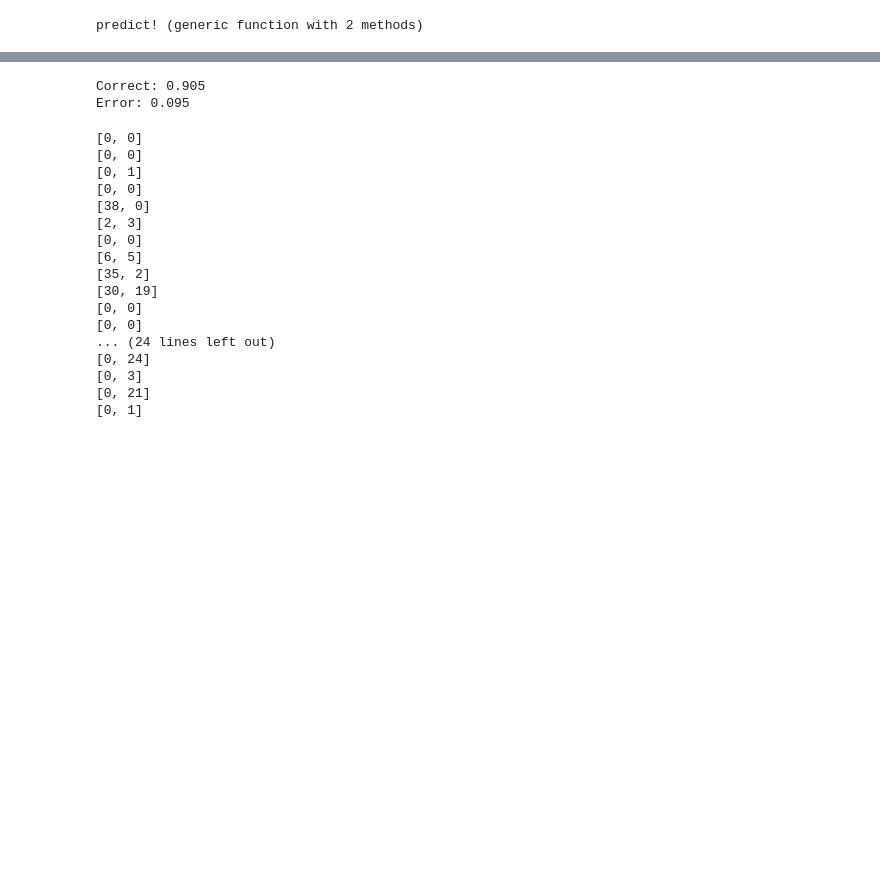
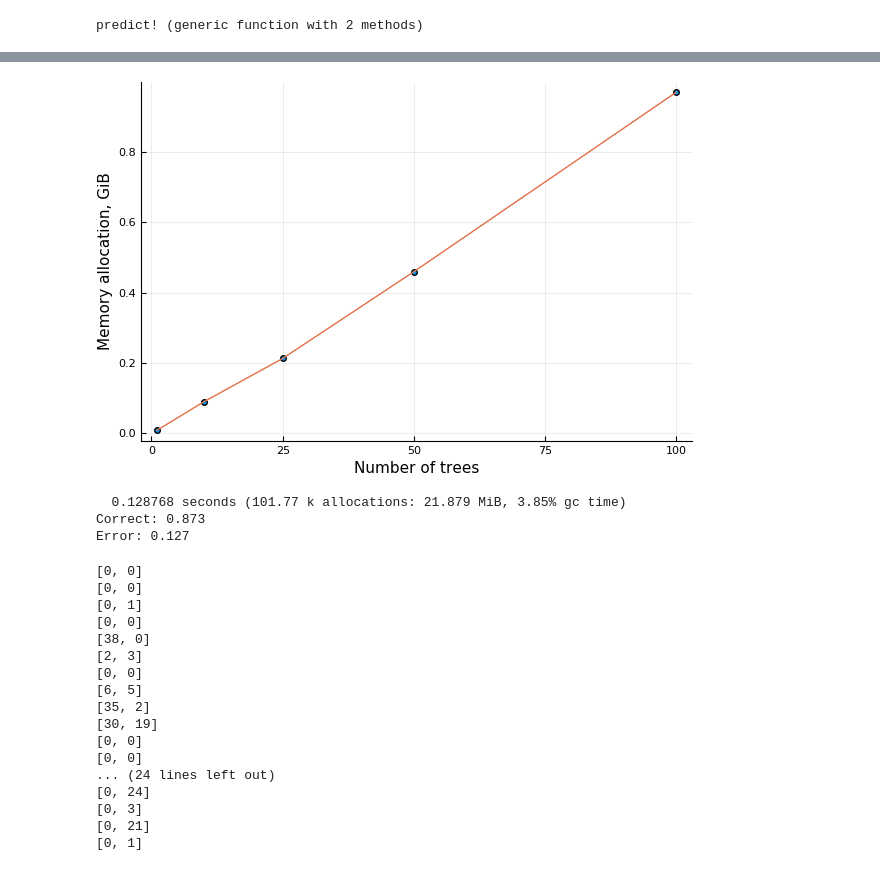
Before and after one commit to harveydevereux/Mondrian, a Jupyter notebook: Mondrian Tree.ipynb, the cells around one changed output, grey strips where cells are left out. Cells and saved outputs as stored; diff of their text form; code cells hidden in the pictures; blank space fills up the shorter version.

```diff
--- a/Mondrian Tree.ipynb
+++ b/Mondrian Tree.ipynb
@@ -393,13 +404,28 @@ Test accuracy
+# %%
+x = [1,10,25,50,100]
+t = zeros(length(x))
+for i in 1:length(x)
+    t[i] = (@allocated Mondrian_Forest_predict!(D,D_test[1],0.15,x[i]))
+end
+# %%
+using Plots
+scatter(x,t./1e9, label="")
+plot!(x,t./1e9, label="")
+xlabel!("Number of trees")
+ylabel!("Memory allocation, GiB")
+# %% [output]
+[figure, added]
 # %%
 using DecisionTree
-forest = build_forest(Y, X, d, 100)
+@time forest = build_forest(Y, X, d, 10)
 
 pred = 1*apply_forest(forest,x)
 println("Correct: ", correctrate(y, pred))
 println("Error: ", errorrate(y,pred))
 # %% [output]
-Correct: 0.905
-Error: 0.095
+  0.128768 seconds (101.77 k allocations: 21.879 MiB, 3.85% gc time)
+Correct: 0.873
+Error: 0.127
 # %%
 for leaf in MT.leaves
     println(leaf.c)
```
Also changed, not shown: parts of 9 cells of this notebook, 1 other file.
